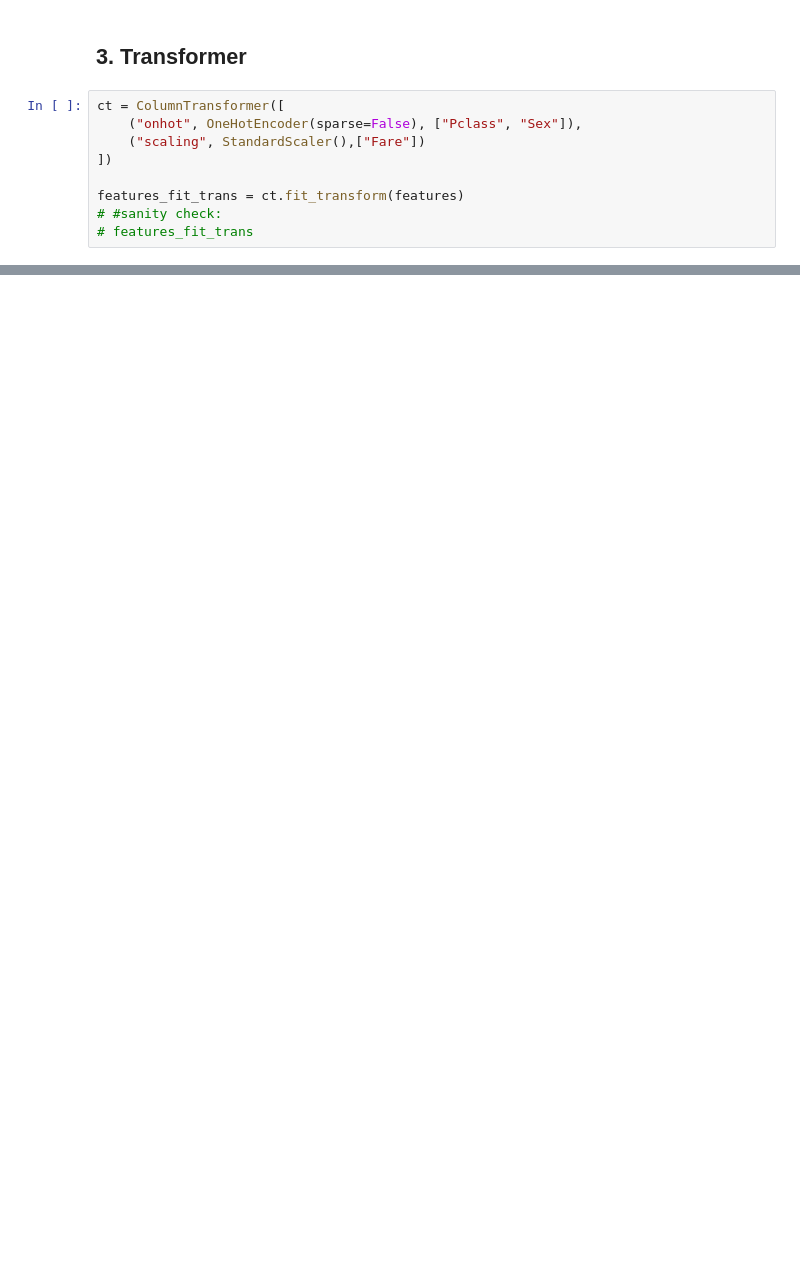
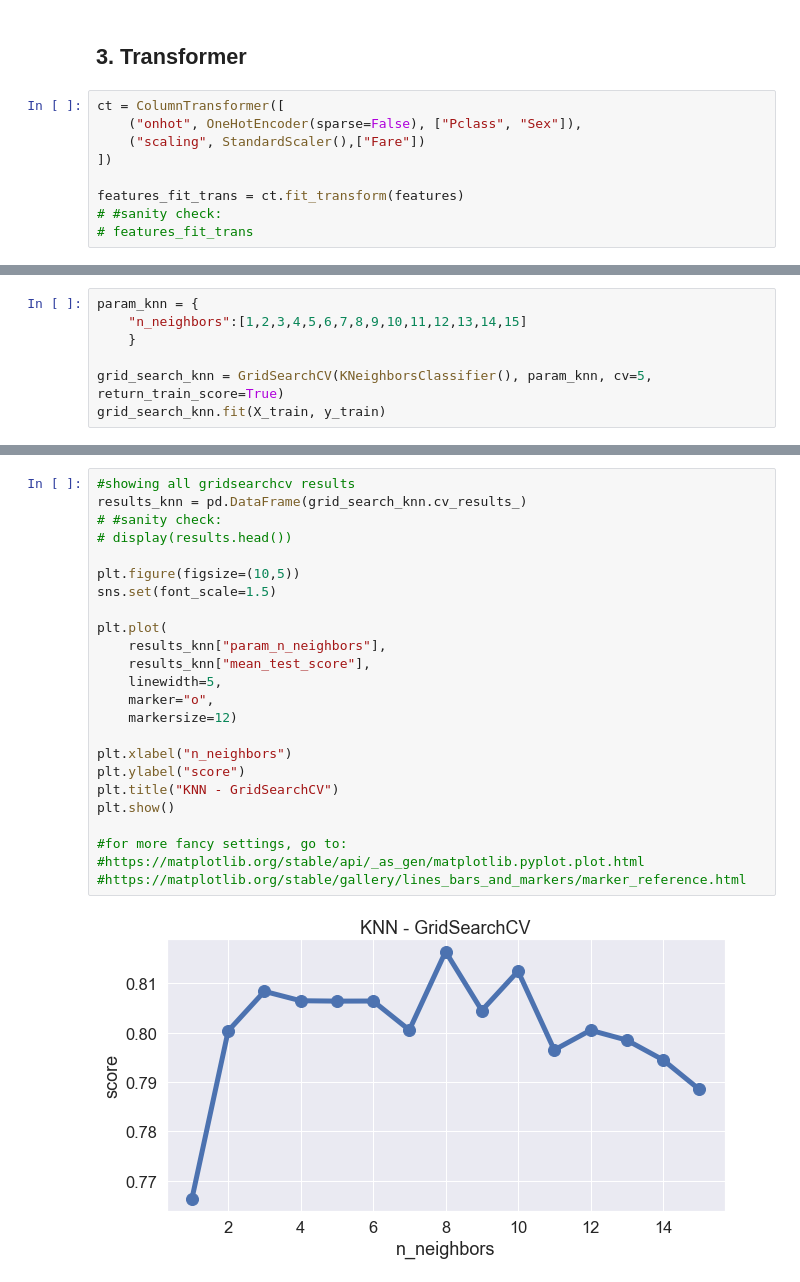
Before and after one commit to royceto/taitanic, a Jupyter notebook: 7_new_new_confusion_matrix.ipynb, the cells around one changed output, grey strips where cells are left out. Cells and saved outputs as stored; diff of their text form; blank space fills up the shorter version.

```diff
--- a/7_new_new_confusion_matrix.ipynb
+++ b/7_new_new_confusion_matrix.ipynb
@@ -54,0 +172,7 @@ features_fit_trans = ct.fit_transform(features)
+# %%
+param_knn = {
+    "n_neighbors":[1,2,3,4,5,6,7,8,9,10,11,12,13,14,15]
+    }
+
+grid_search_knn = GridSearchCV(KNeighborsClassifier(), param_knn, cv=5, return_train_score=True)
+grid_search_knn.fit(X_train, y_train)
@@ -54,0 +203,26 @@ features_fit_trans = ct.fit_transform(features)
+# %%
+#showing all gridsearchcv results
+results_knn = pd.DataFrame(grid_search_knn.cv_results_)
+# #sanity check:
+# display(results.head())
+
+plt.figure(figsize=(10,5))
+sns.set(font_scale=1.5)
+
+plt.plot(
+    results_knn["param_n_neighbors"],
+    results_knn["mean_test_score"],
+    linewidth=5,
+    marker="o",
+    markersize=12)
+
+plt.xlabel("n_neighbors")
+plt.ylabel("score")
+plt.title("KNN - GridSearchCV")
+plt.show()
+
+#for more fancy settings, go to:
+#https://matplotlib.org/stable/api/_as_gen/matplotlib.pyplot.plot.html
+#https://matplotlib.org/stable/gallery/lines_bars_and_markers/marker_reference.html
+# %% [output]
+[figure, added]
```
Also changed, not shown: parts of 21 cells of this notebook.
